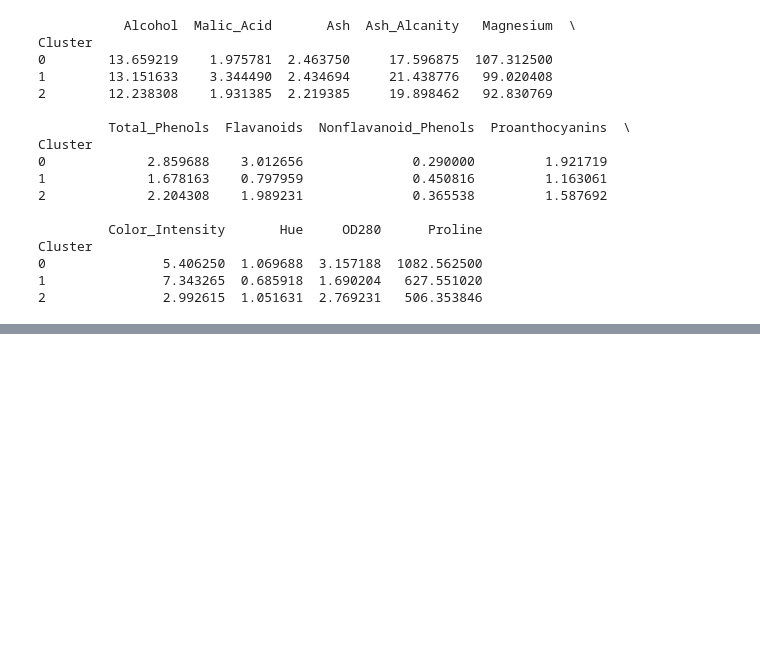
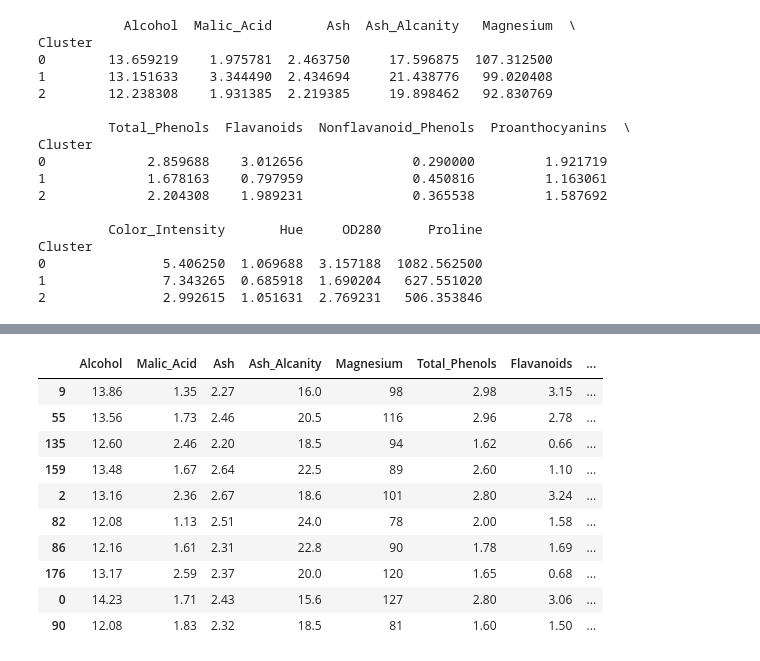
Before and after one commit to eduardo-oliveira-dev/wine-clustering-analysis, a Jupyter notebook: wine_clustering.ipynb, the cells around one changed output, grey strips where cells are left out. Drawn from its saved outputs; the diff is of its cells as text; code cells hidden in the pictures; blank space fills up the shorter version.

```diff
--- a/wine_clustering.ipynb
+++ b/wine_clustering.ipynb
@@ -319,0 +374,21 @@ Cluster
+# %%
+# Create a new DataFrame by copying the original
+wine_data_clustered_all = wine_data.copy()
+
+# Add the cluster labels from the K-Means model trained on all features
+wine_data_clustered_all['Cluster'] = kmeans.labels_
+
+# Display a random sample of 10 rows from the new DataFrame to verify
+wine_data_clustered_all.sample(10)
+# %% [output]
+|  | Alcohol | Malic_Acid | Ash | Ash_Alcanity | Magnesium | Total_Phenols | Flavanoids | ... |
+| 9 | 13.86 | 1.35 | 2.27 | 16.0 | 98 | 2.98 | 3.15 | ... |
+| 55 | 13.56 | 1.73 | 2.46 | 20.5 | 116 | 2.96 | 2.78 | ... |
+| 135 | 12.60 | 2.46 | 2.20 | 18.5 | 94 | 1.62 | 0.66 | ... |
+| 159 | 13.48 | 1.67 | 2.64 | 22.5 | 89 | 2.60 | 1.10 | ... |
+| 2 | 13.16 | 2.36 | 2.67 | 18.6 | 101 | 2.80 | 3.24 | ... |
+| 82 | 12.08 | 1.13 | 2.51 | 24.0 | 78 | 2.00 | 1.58 | ... |
+| 86 | 12.16 | 1.61 | 2.31 | 22.8 | 90 | 1.78 | 1.69 | ... |
+| 176 | 13.17 | 2.59 | 2.37 | 20.0 | 120 | 1.65 | 0.68 | ... |
+| 0 | 14.23 | 1.71 | 2.43 | 15.6 | 127 | 2.80 | 3.06 | ... |
+| 90 | 12.08 | 1.83 | 2.32 | 18.5 | 81 | 1.60 | 1.50 | ... |
```
Also changed, not shown: parts of 16 cells of this notebook.
